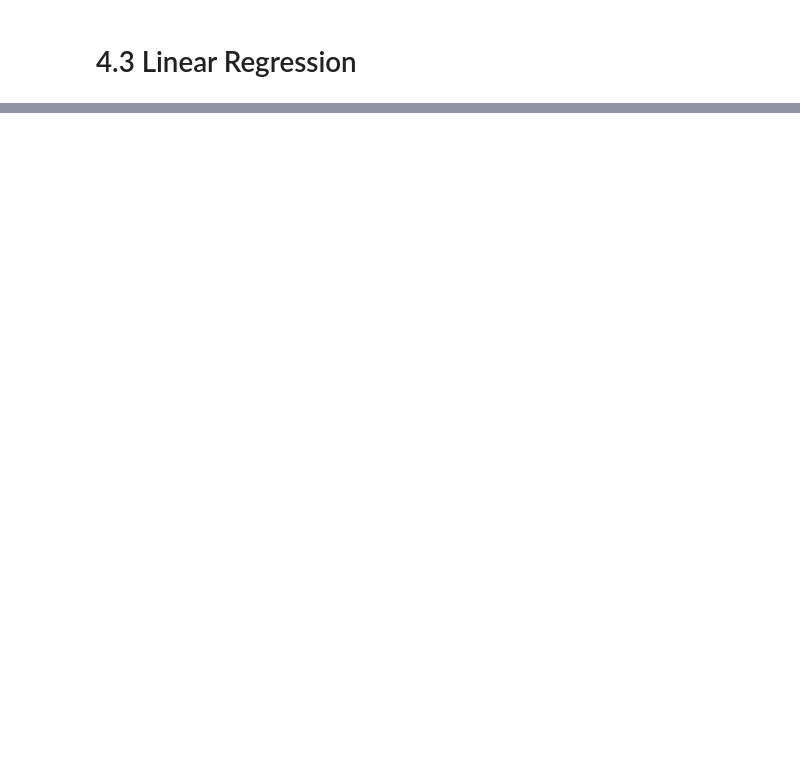
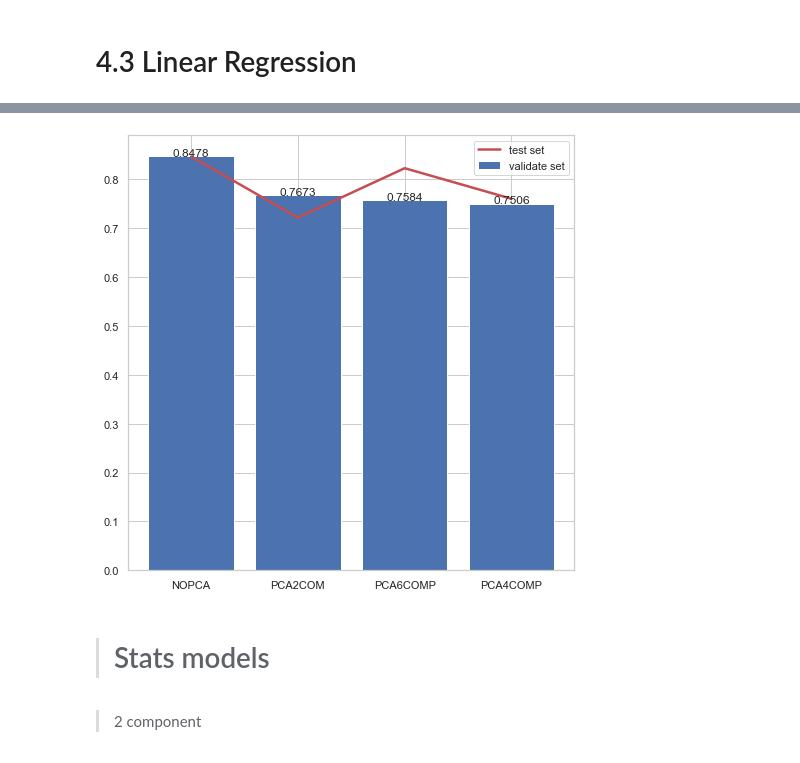
Before and after one commit to aphisit-ths/MACHINE-LEARNING-COURSE2022, a Jupyter notebook: [4#REGRESSIONMODEL]/Regression models.ipynb, the cells around one changed output, grey strips where cells are left out. Saved outputs shown, nothing was run; the diff lists cells and outputs as text; code cells hidden in the pictures; blank space fills up the shorter version.

```diff
--- a/[4#REGRESSIONMODEL]/Regression models.ipynb
+++ b/[4#REGRESSIONMODEL]/Regression models.ipynb
@@ -508,0 +506,6 @@ MSE_test_set
+# %%
+compare_acc(r2_scores , r2_Tscores)
+# %% [output]
+[figure, added]
+# %% [markdown]
+> # Stats models
@@ -508,0 +524,2 @@ MSE_test_set
+# %% [markdown]
+> 2 component
```
Also changed, not shown: parts of 70 cells of this notebook, 6 other files.
